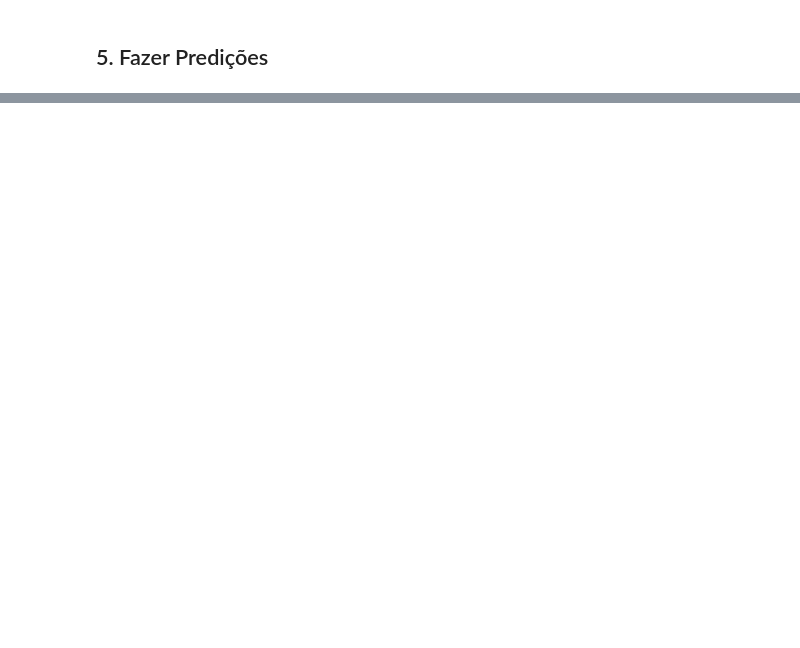
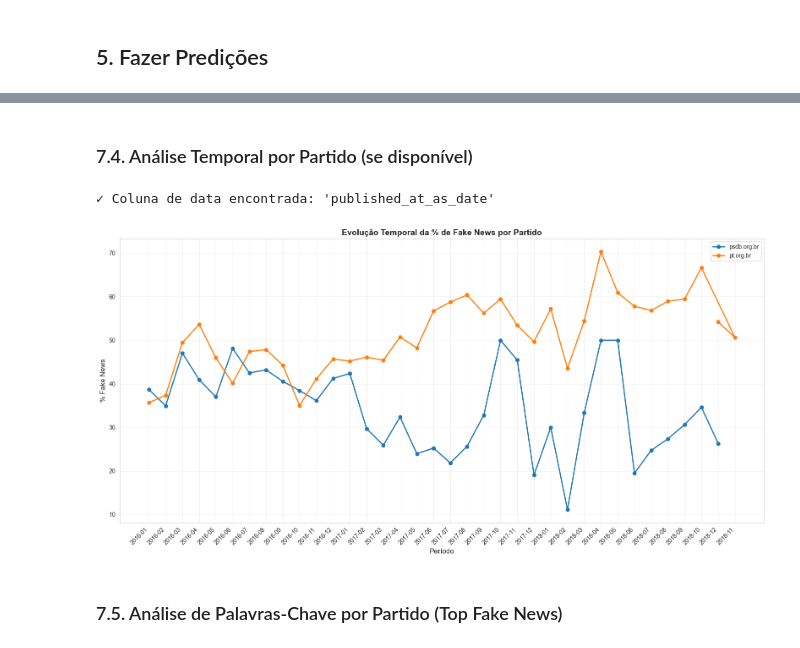
Before and after one commit to lukslana/fake-news-detector-brazilian-politics, a Jupyter notebook: notebooks/03_1_svm_fake_news_classifier_real_news.ipynb, the cells around one changed output, grey strips where cells are left out. Drawn from its saved outputs; the diff is of its cells as text; code cells hidden in the pictures; blank space fills up the shorter version.

```diff
--- a/notebooks/03_1_svm_fake_news_classifier_real_news.ipynb
+++ b/notebooks/03_1_svm_fake_news_classifier_real_news.ipynb
@@ -133,0 +350,46 @@ else:
+# %% [markdown]
+### 7.4. Análise Temporal por Partido (se disponível)
+# %%
+if party_column:
+    # Verificar se existe coluna de data
+    date_column = None
+    for col in ['published_at_as_date']:
+        if col in df_clean.columns:
+            date_column = col
+            break
+
+    if date_column:
+        print(f"✓ Coluna de data encontrada: '{date_column}'")
+
+        # Converter para datetime se necessário
+        df_clean[date_column] = pd.to_datetime(df_clean[date_column], errors='coerce')
+        df_clean['year_month'] = df_clean[date_column].dt.to_period('M')
+
+        # Análise temporal por partido
+        temporal_analysis = df_clean.groupby([party_column, 'year_month'])['is_fake_prediction'].agg(['count', 'sum']).reset_index()
+        temporal_analysis.columns = [party_column, 'Período', 'Total', 'Fake_Count']
+        temporal_analysis['Fake_Percentage'] = (temporal_analysis['Fake_Count'] / temporal_analysis['Total'] * 100).round(2)
+
+        # Plotar evolução temporal
+        fig, ax = plt.subplots(figsize=(16, 8))
+
+        for party in temporal_analysis[party_column].unique():
+            party_data = temporal_analysis[temporal_analysis[party_column] == party]
+            ax.plot(party_data['Período'].astype(str), party_data['Fake_Percentage'],
+                   marker='o', label=party, linewidth=2)
+
+        ax.set_title('Evolução Temporal da % de Fake News por Partido', fontsize=14, fontweight='bold')
+        ax.set_xlabel('Período', fontsize=12)
+        ax.set_ylabel('% Fake News', fontsize=12)
+        ax.legend(loc='best', fontsize=10)
+        ax.grid(True, alpha=0.3)
+        plt.xticks(rotation=45, ha='right')
+        plt.tight_layout()
+        plt.show()
+    else:
+        print("⚠ Coluna de data não encontrada. Análise temporal será pulada.")
+# %% [output]
+✓ Coluna de data encontrada: 'published_at_as_date'
+[figure, added]
+# %% [markdown]
+### 7.5. Análise de Palavras-Chave por Partido (Top Fake News)
```
Also changed, not shown: parts of 30 cells of this notebook, 1 other file.
